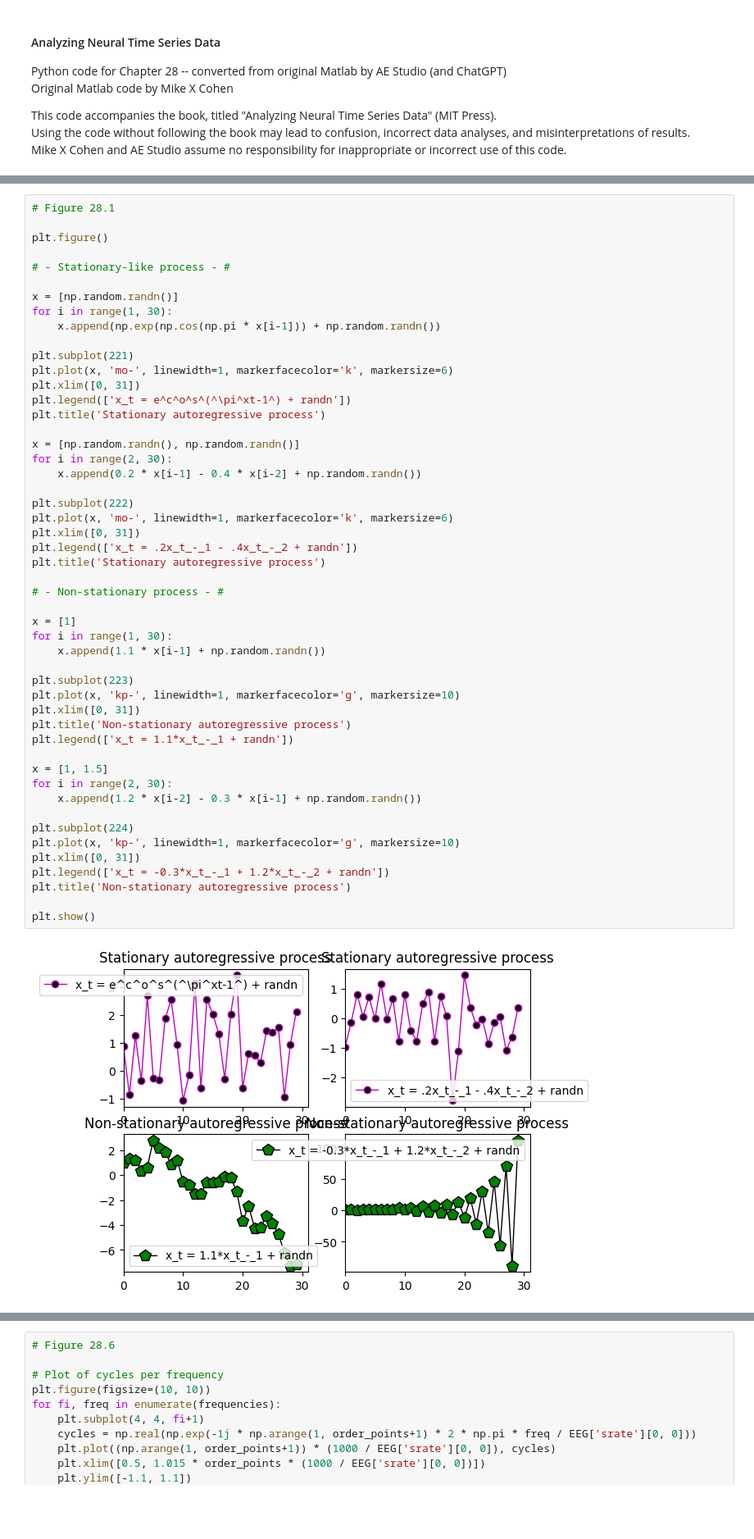
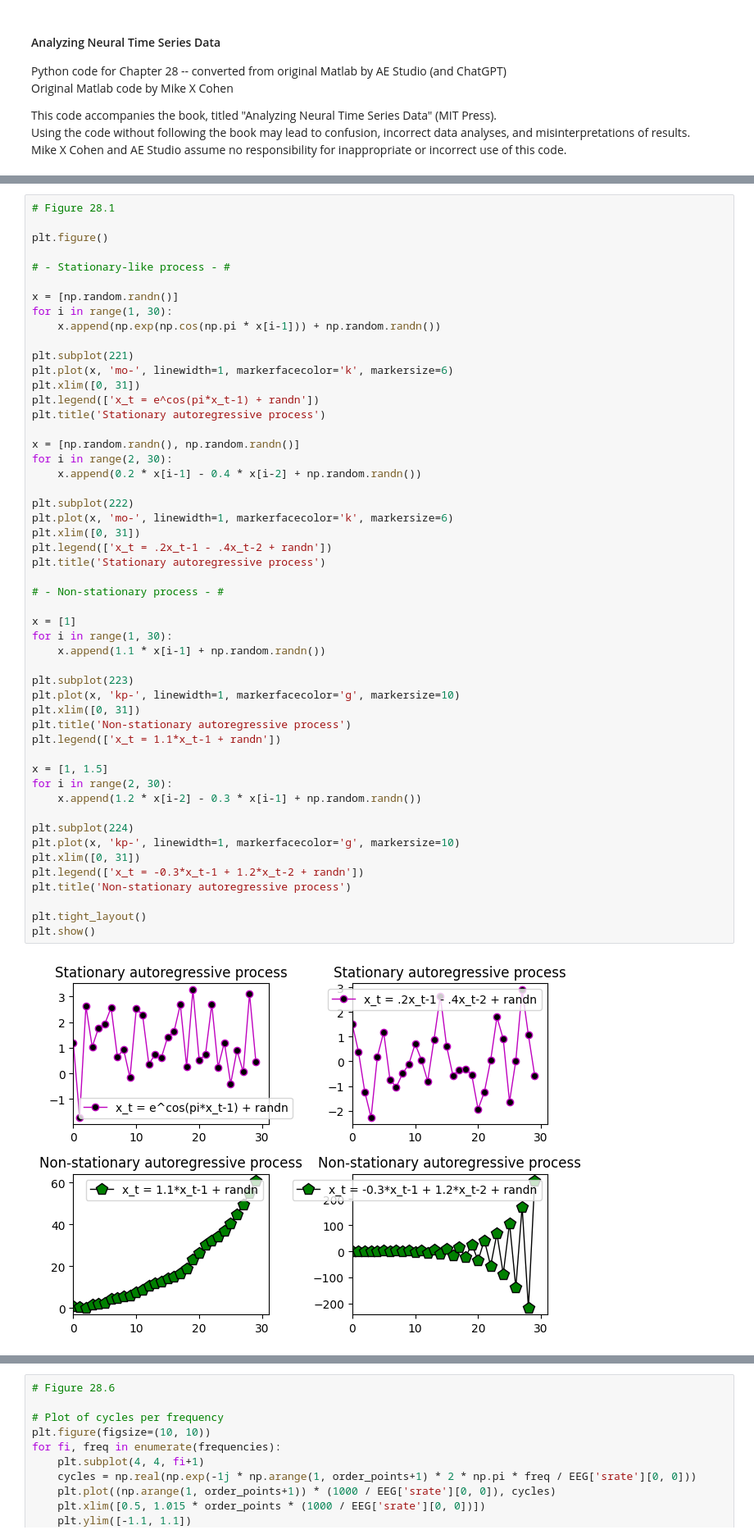
Before and after one commit to agencyenterprise/AnalyzingNeuralTimeSeries-Python, a Jupyter notebook: src/chapter28.ipynb, the cells around one changed output, grey strips where cells are left out. Shown at 82% size. Cells and saved outputs as stored; diff of their text form; blank space fills up the shorter version.

```diff
--- a/src/chapter28.ipynb
+++ b/src/chapter28.ipynb
@@ -28,44 +29,45 @@ for i in range(1, 30):
 plt.subplot(221)
 plt.plot(x, 'mo-', linewidth=1, markerfacecolor='k', markersize=6)
 plt.xlim([0, 31])
-plt.legend(['x_t = e^c^o^s^(^\pi^xt-1^) + randn'])
+plt.legend(['x_t = e^cos(pi*x_t-1) + randn'])
 plt.title('Stationary autoregressive process')
 
 x = [np.random.randn(), np.random.randn()]
 for i in range(2, 30):
     x.append(0.2 * x[i-1] - 0.4 * x[i-2] + np.random.randn())
 
 plt.subplot(222)
 plt.plot(x, 'mo-', linewidth=1, markerfacecolor='k', markersize=6)
 plt.xlim([0, 31])
-plt.legend(['x_t = .2x_t_-_1 - .4x_t_-_2 + randn'])
+plt.legend(['x_t = .2x_t-1 - .4x_t-2 + randn'])
 plt.title('Stationary autoregressive process')
 
 # - Non-stationary process - #
 
 x = [1]
 for i in range(1, 30):
     x.append(1.1 * x[i-1] + np.random.randn())
 
 plt.subplot(223)
 plt.plot(x, 'kp-', linewidth=1, markerfacecolor='g', markersize=10)
 plt.xlim([0, 31])
 plt.title('Non-stationary autoregressive process')
-plt.legend(['x_t = 1.1*x_t_-_1 + randn'])
+plt.legend(['x_t = 1.1*x_t-1 + randn'])
 
 x = [1, 1.5]
 for i in range(2, 30):
     x.append(1.2 * x[i-2] - 0.3 * x[i-1] + np.random.randn())
 
 plt.subplot(224)
 plt.plot(x, 'kp-', linewidth=1, markerfacecolor='g', markersize=10)
 plt.xlim([0, 31])
-plt.legend(['x_t = -0.3*x_t_-_1 + 1.2*x_t_-_2 + randn'])
+plt.legend(['x_t = -0.3*x_t-1 + 1.2*x_t-2 + randn'])
 plt.title('Non-stationary autoregressive process')
 
+plt.tight_layout()
 plt.show()
 # %% [output]
-[figure, old version]
+[figure, new version]
 # %%
 # Figure 28.2
 
```
Also changed, not shown: parts of 8 cells of this notebook, 7 other files.
